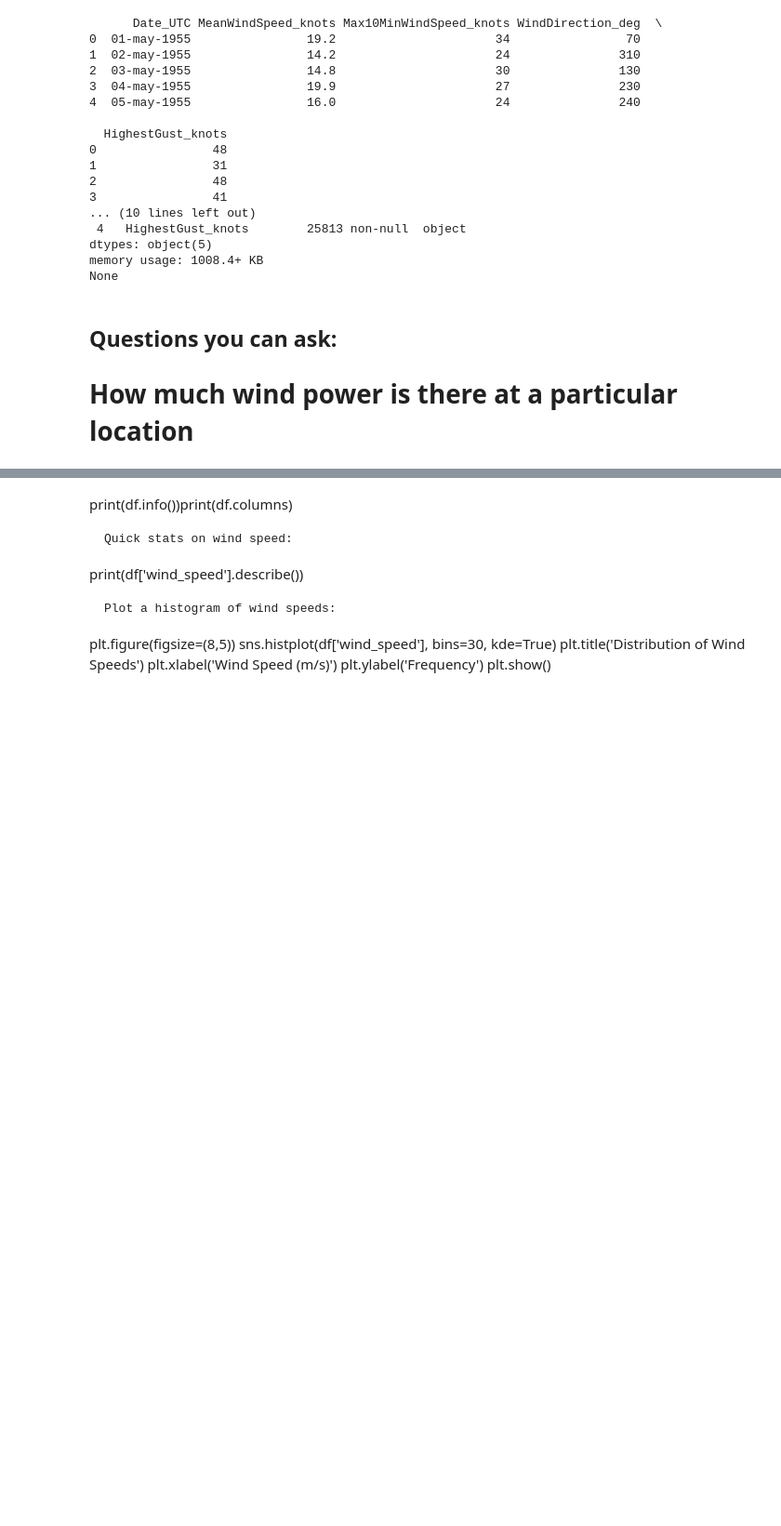
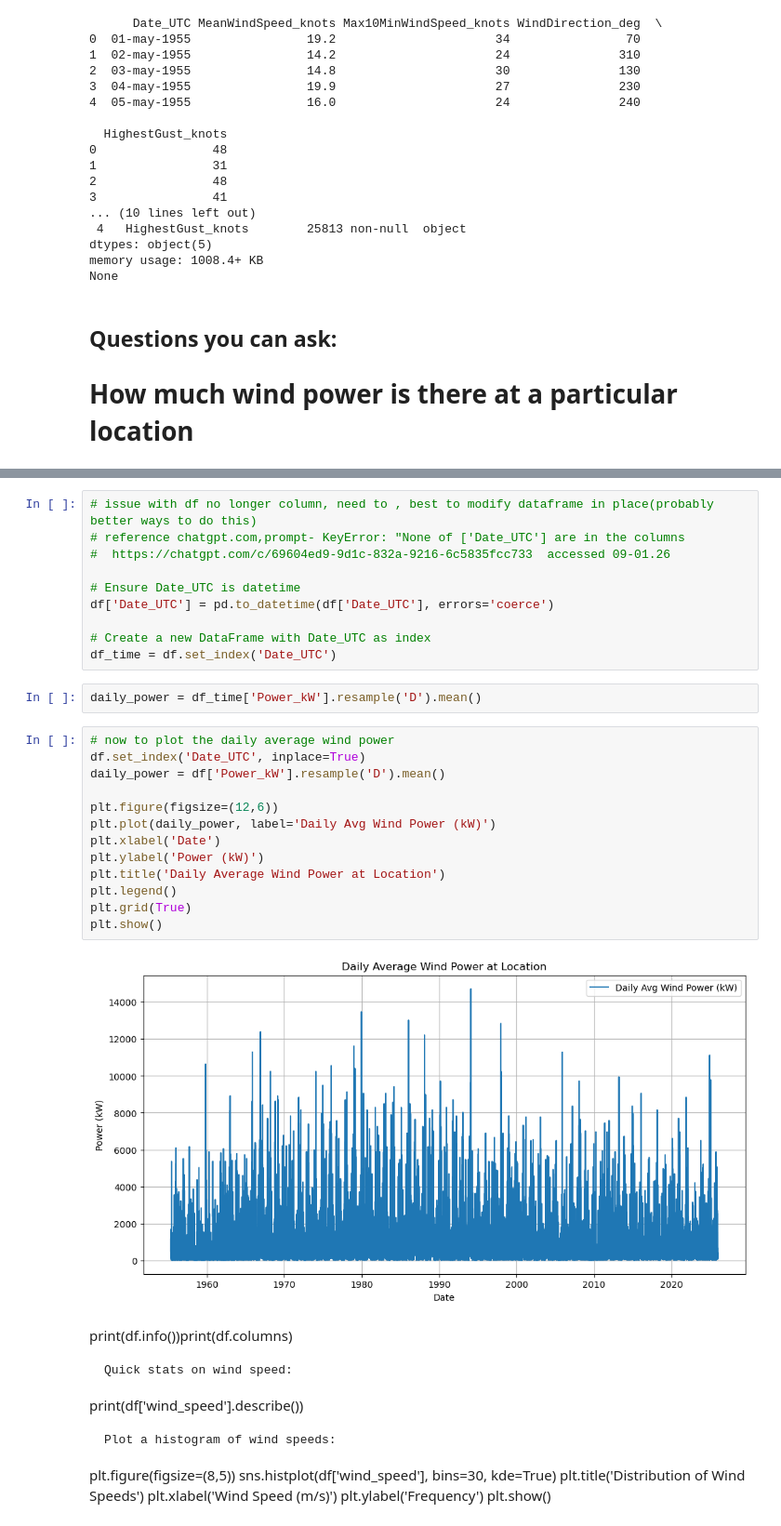
Before and after one commit to CherylClarke/PROGRAMMING-FOR-DATA-ANALYTICS, a Jupyter notebook: project/project.ipynb, the cells around one changed output, grey strips where cells are left out. Shown at 93% size. Drawn from its saved outputs; the diff is of its cells as text; blank space fills up the shorter version.

Commit message:
daily wind power plot

```diff
--- a/project/project.ipynb
+++ b/project/project.ipynb
@@ -195,3 +239,30 @@ df['Power_kW'] = df['Power_W'] / 1000
+# %%
+# issue with df no longer column, need to , best to modify dataframe in place(probably better ways to do this)
+# reference chatgpt.com,prompt- KeyError: "None of ['Date_UTC'] are in the columns
+#  https://chatgpt.com/c/69604ed9-9d1c-832a-9216-6c5835fcc733  accessed 09-01.26
+
+# Ensure Date_UTC is datetime
+df['Date_UTC'] = pd.to_datetime(df['Date_UTC'], errors='coerce')
+
+# Create a new DataFrame with Date_UTC as index
+df_time = df.set_index('Date_UTC')
+# %%
+daily_power = df_time['Power_kW'].resample('D').mean()
+# %%
+# now to plot the daily average wind power
+df.set_index('Date_UTC', inplace=True)
+daily_power = df['Power_kW'].resample('D').mean()
+
+plt.figure(figsize=(12,6))
+plt.plot(daily_power, label='Daily Avg Wind Power (kW)')
+plt.xlabel('Date')
+plt.ylabel('Power (kW)')
+plt.title('Daily Average Wind Power at Location')
+plt.legend()
+plt.grid(True)
+plt.show()
+# %% [output]
+[figure, added]
 # %% [markdown]
 
 print(df.info())print(df.columns)
```
Also changed, not shown: parts of 4 cells of this notebook.
